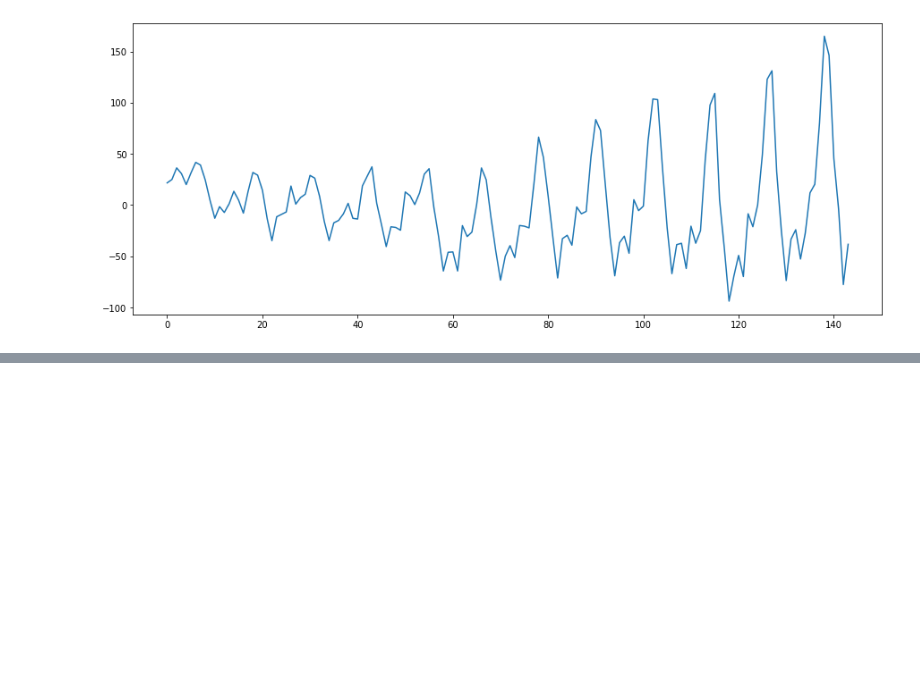
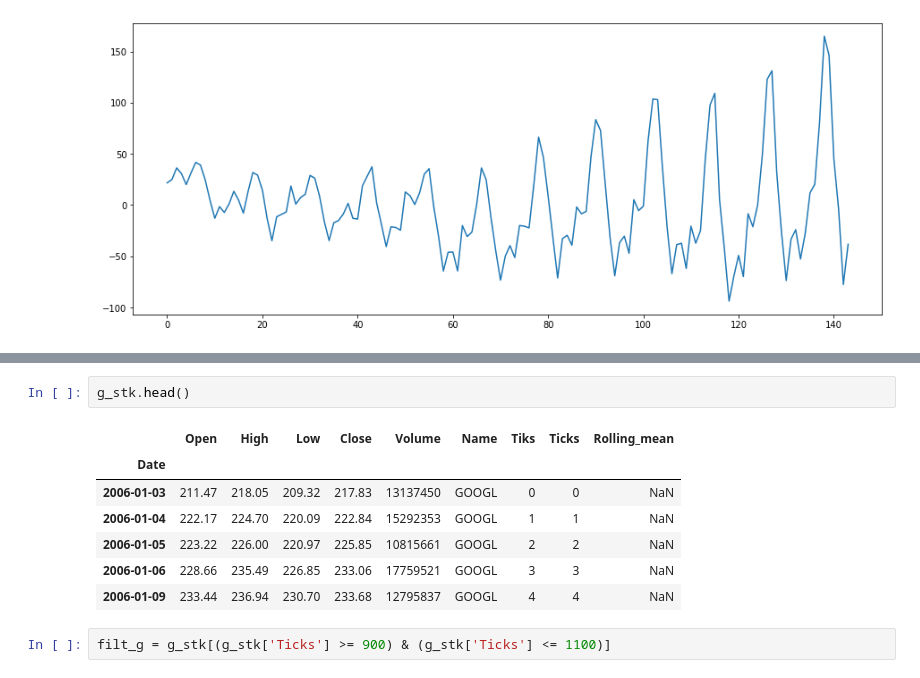
Before and after one commit to dagobertomedeiros/curso_analise_series_temporais, a Jupyter notebook: curso_ts.ipynb, the cells around one changed output, grey strips where cells are left out. Drawn from its saved outputs; the diff is of its cells as text; blank space fills up the shorter version.

```diff
--- a/curso_ts.ipynb
+++ b/curso_ts.ipynb
@@ -313,0 +378,12 @@ plt.show()
+# %%
+g_stk.head()
+# %% [output]
+|  | Open | High | Low | Close | Volume | Name | Tiks | Ticks | Rolling_mean |
+| Date |  |  |  |  |  |  |  |  |  |
+| 2006-01-03 | 211.47 | 218.05 | 209.32 | 217.83 | 13137450 | GOOGL | 0 | 0 | NaN |
+| 2006-01-04 | 222.17 | 224.70 | 220.09 | 222.84 | 15292353 | GOOGL | 1 | 1 | NaN |
+| 2006-01-05 | 223.22 | 226.00 | 220.97 | 225.85 | 10815661 | GOOGL | 2 | 2 | NaN |
+| 2006-01-06 | 228.66 | 235.49 | 226.85 | 233.06 | 17759521 | GOOGL | 3 | 3 | NaN |
+| 2006-01-09 | 233.44 | 236.94 | 230.70 | 233.68 | 12795837 | GOOGL | 4 | 4 | NaN |
+# %%
+filt_g = g_stk[(g_stk['Ticks'] >= 900) & (g_stk['Ticks'] <= 1100)]
```
Also changed, not shown: parts of 12 cells of this notebook.
